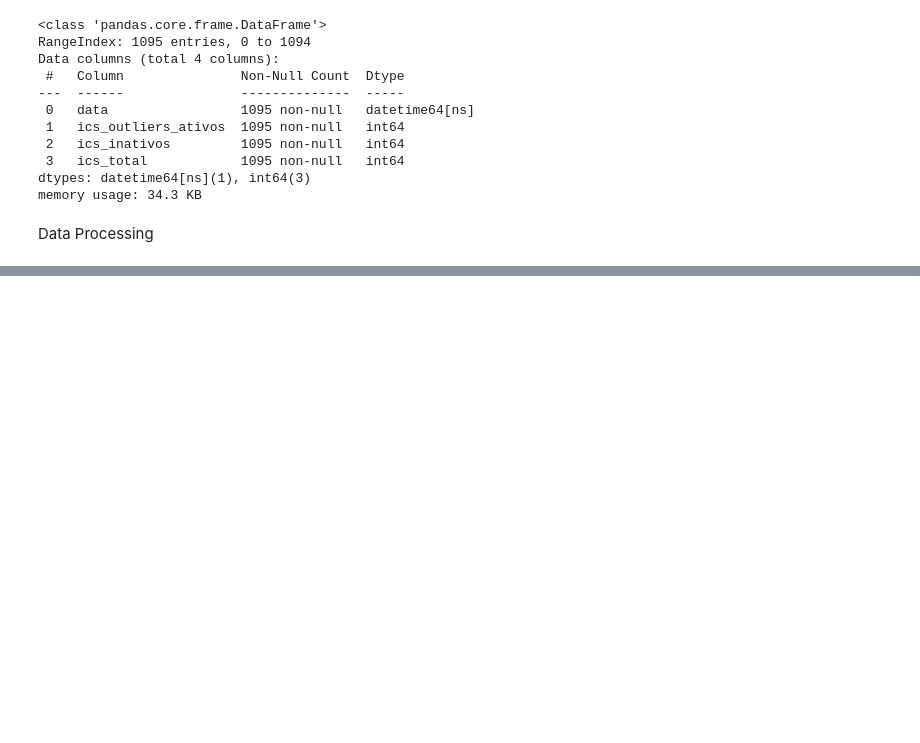
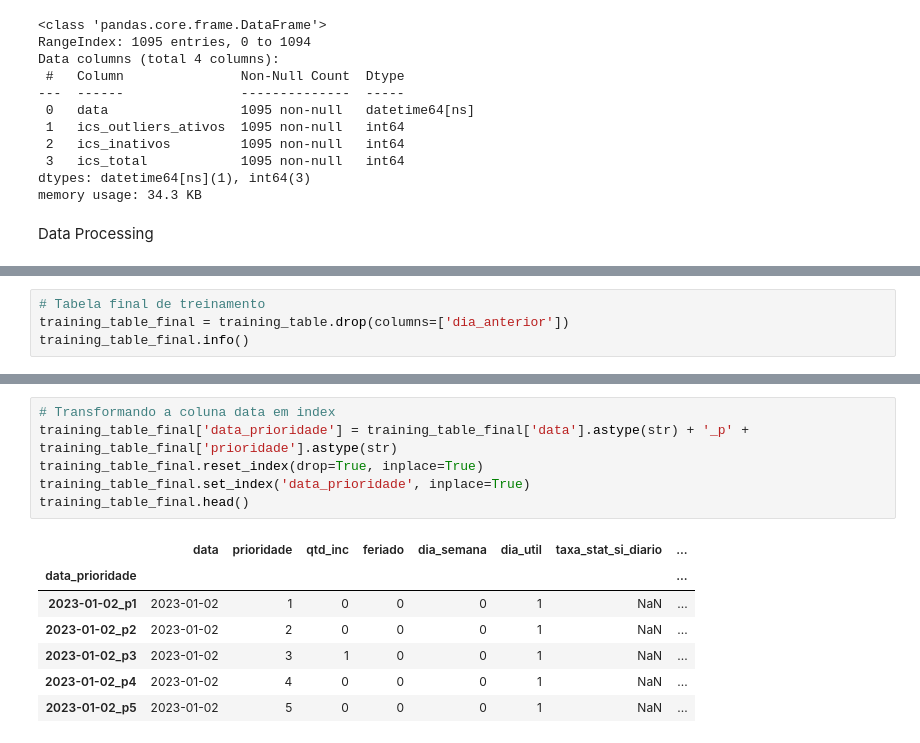
Before and after one commit to jffdevbr/challenge_locaweb, a Jupyter notebook: notebooks/model_training.ipynb, the cells around one changed output, grey strips where cells are left out. Drawn from its saved outputs; the diff is of its cells as text; blank space fills up the shorter version.

```diff
--- a/notebooks/model_training.ipynb
+++ b/notebooks/model_training.ipynb
@@ -132,0 +234,4 @@ Data Processing
+# %%
+# Tabela final de treinamento
+training_table_final = training_table.drop(columns=['dia_anterior'])
+training_table_final.info()
@@ -132,0 +258,14 @@ Data Processing
+# %%
+# Transformando a coluna data em index
+training_table_final['data_prioridade'] = training_table_final['data'].astype(str) + '_p' + training_table_final['prioridade'].astype(str)
+training_table_final.reset_index(drop=True, inplace=True)
+training_table_final.set_index('data_prioridade', inplace=True)
+training_table_final.head()
+# %% [output]
+|  | data | prioridade | qtd_inc | feriado | dia_semana | dia_util | taxa_stat_si_diario | ... |
+| data_prioridade |  |  |  |  |  |  |  | ... |
+| 2023-01-02_p1 | 2023-01-02 | 1 | 0 | 0 | 0 | 1 | NaN | ... |
+| 2023-01-02_p2 | 2023-01-02 | 2 | 0 | 0 | 0 | 1 | NaN | ... |
+| 2023-01-02_p3 | 2023-01-02 | 3 | 1 | 0 | 0 | 1 | NaN | ... |
+| 2023-01-02_p4 | 2023-01-02 | 4 | 0 | 0 | 0 | 1 | NaN | ... |
+| 2023-01-02_p5 | 2023-01-02 | 5 | 0 | 0 | 0 | 1 | NaN | ... |
```
Also changed, not shown: parts of 14 cells of this notebook.
